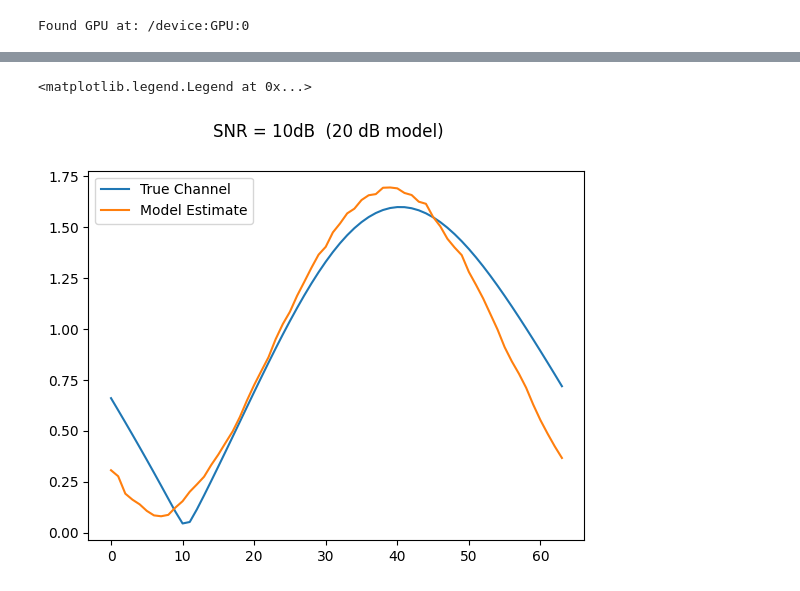
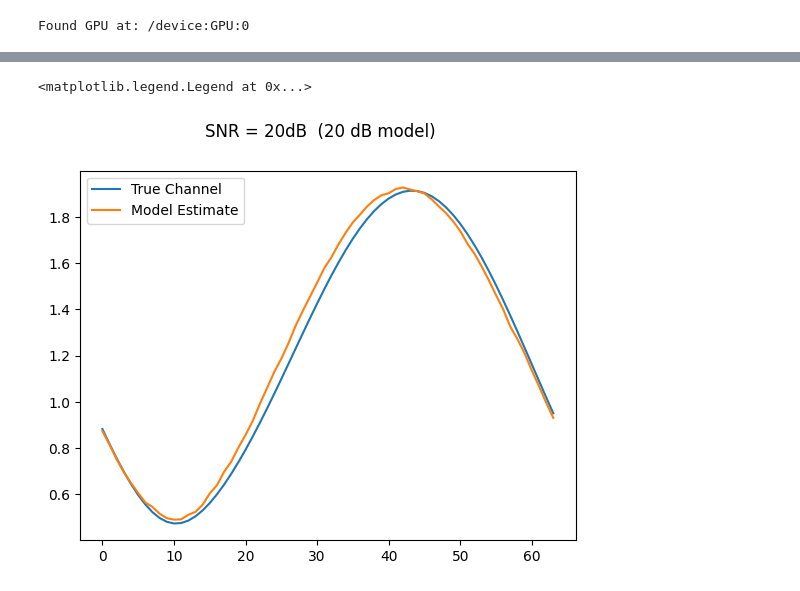
Before and after one commit to AtharvRN/Deep-Learning-based-Channel-Estimation--OFDM, a Jupyter notebook: Channel_Training.ipynb, the cells around one changed output, grey strips where cells are left out. Saved outputs shown, nothing was run; the diff lists cells and outputs as text; code cells hidden in the pictures.

```diff
--- a/Channel_Training.ipynb
+++ b/Channel_Training.ipynb
@@ -120,7 +120,7 @@ def create_model(input_shape=(64, 2)):
     # Learning rate schedule
 
     model.compile(optimizer=Adam(learning_rate=1e-4), loss='mse', metrics=['mse'])
-    return mode
+    return model
 
 
 def train_model(model, X_train, y_train, epochs=200):
@@ -156,5 +156,5 @@ Y_train = preprocess_complex_data(Y_train)
 H_train = preprocess_complex_data(H_train)
 # %%
 model = create_model()
-history = model.fit(Y_train, H_train, epochs=100, batch_size=64, validation_split=0.1,callbacks=[checkpoint_callback])
+history = model.fit(Y_train, H_train, epochs=50, batch_size=64, validation_split=0.1,callbacks=[checkpoint_callback])
 # %% [output]
@@ -186,5 +189,8 @@ test_loss, test_mse = model.evaluate(X_test_preprocessed, y_pred_preprocessed, b
+# %%
+if model is None:
+  model = tf.keras.load_model('model_weights_20_new.h5')
 # %%
-y , h = generate_data(1,10)
+y ,_ ,h,_ = generate_data(1,20)
 y = preprocess_complex_data(y)
 h = preprocess_complex_data(h)
 # %%
@@ -199,10 +205,10 @@ h_abs = np.ravel(h_abs)
 h_absp = np.sqrt(h_predict[:,:,0]**2 + h_predict[:,:,1]**2)
 h_absp = np.ravel(h_absp)
 # %%
-plt.suptitle("SNR = 10dB  (20 dB model)")
+plt.suptitle("SNR = 20dB  (20 dB model)")
 plt.plot(allCarriers,h_abs,label ='True Channel')
 plt.plot(allCarriers,h_absp,label ='Model Estimate')
 plt.legend()
 # %% [output]
 <matplotlib.legend.Legend at 0x...>
-[figure, old version]
+[figure, new version]
```
Also changed, not shown: parts of 4 cells of this notebook.
